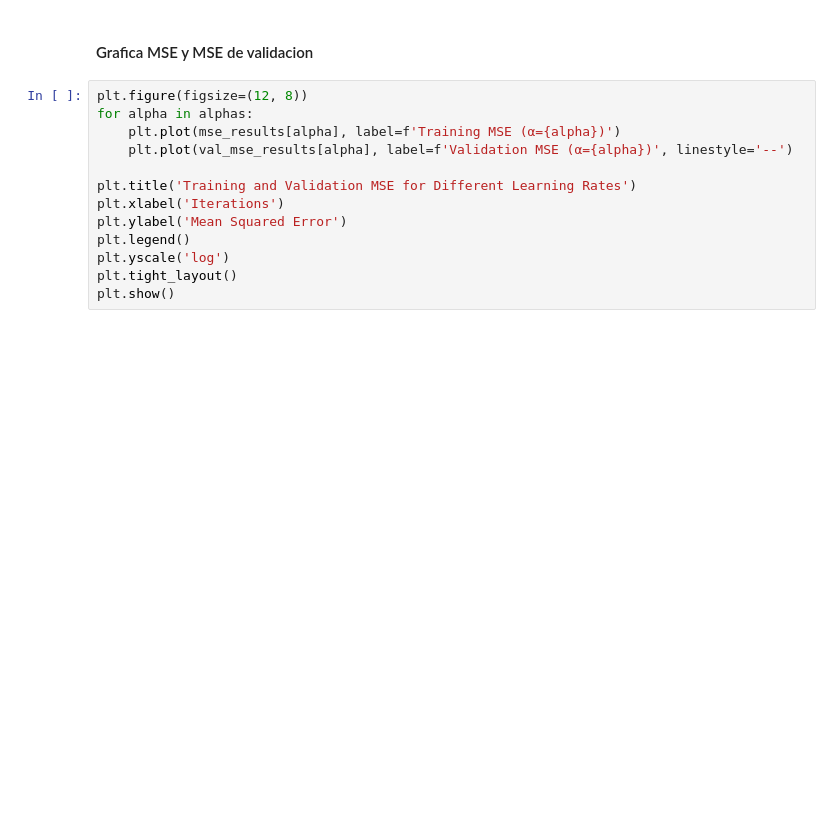
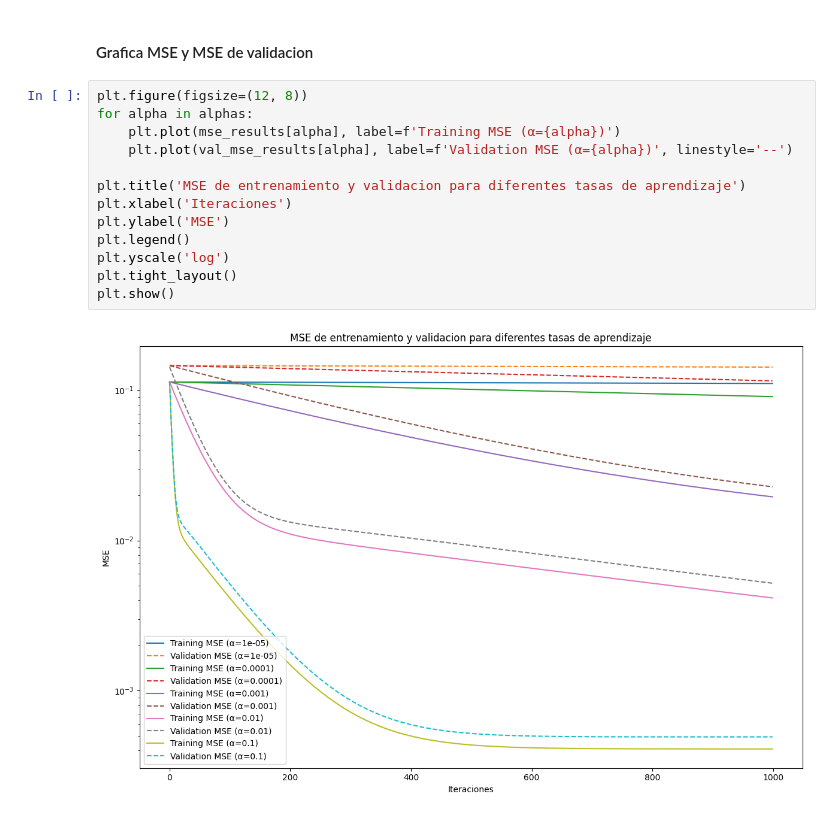
Before and after one commit to Apollo13-0/tarea1-ai, a Jupyter notebook: housePrincing.ipynb, the cells around one changed output. Cells and saved outputs as stored; diff of their text form; blank space fills up the shorter version.

```diff
--- a/housePrincing.ipynb
+++ b/housePrincing.ipynb
@@ -424,13 +422,15 @@ for alpha, w in final_ws.items():
 # %%
 plt.figure(figsize=(12, 8))
 for alpha in alphas:
     plt.plot(mse_results[alpha], label=f'Training MSE (α={alpha})')
     plt.plot(val_mse_results[alpha], label=f'Validation MSE (α={alpha})', linestyle='--')
 
-plt.title('Training and Validation MSE for Different Learning Rates')
-plt.xlabel('Iterations')
-plt.ylabel('Mean Squared Error')
+plt.title('MSE de entrenamiento y validacion para diferentes tasas de aprendizaje')
+plt.xlabel('Iteraciones')
+plt.ylabel('MSE')
 plt.legend()
 plt.yscale('log')
 plt.tight_layout()
 plt.show()
+# %% [output]
+[figure, added]
```
Also changed, not shown: parts of 5 cells of this notebook.
